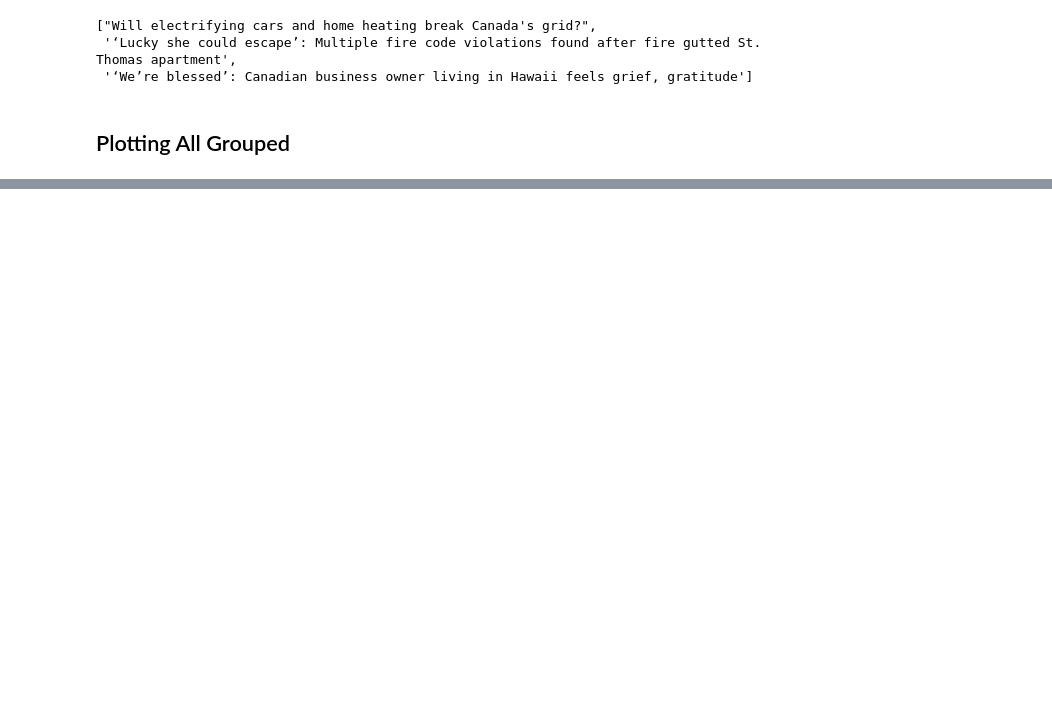
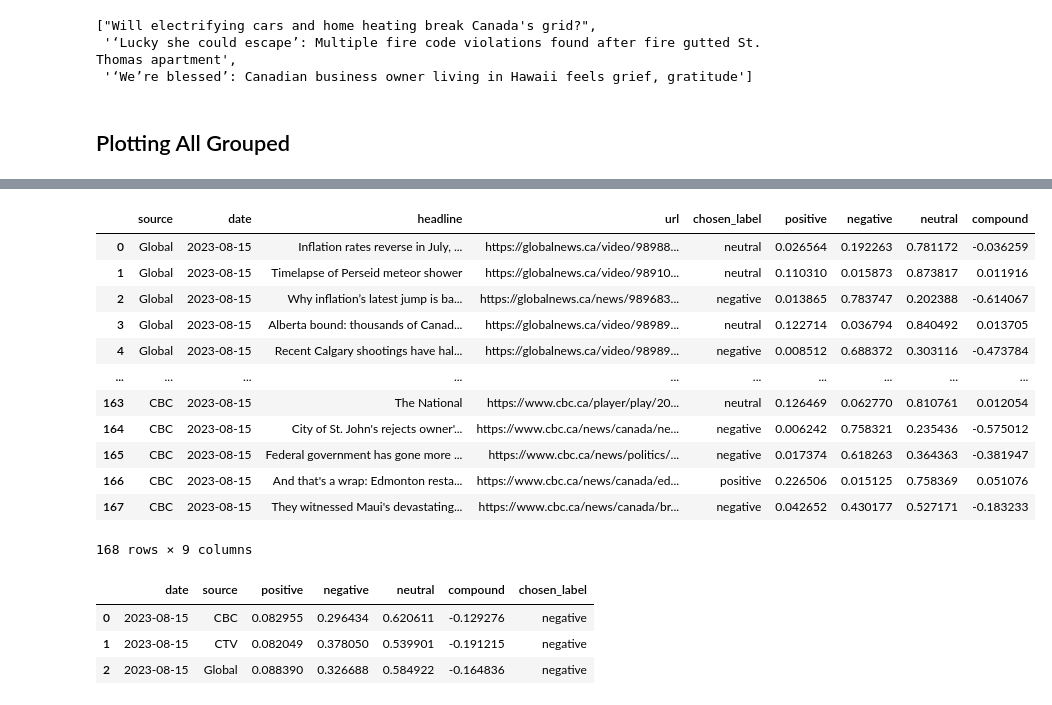
Before and after one commit to kmaurinjones/DailyNewsDriftCanada, a Jupyter notebook: notebooks/scraping.ipynb, the cells around one changed output, grey strips where cells are left out. Saved outputs shown, nothing was run; the diff lists cells and outputs as text; code cells hidden in the pictures; blank space fills up the shorter version.

Commit message:
data updated

```diff
--- a/notebooks/scraping.ipynb
+++ b/notebooks/scraping.ipynb
@@ -473,0 +597,11 @@ fig.show()
+# %%
+data_dir = "../data/"
+dfs = []
+for fpath in os.listdir(data_dir):
+    if '2023-08-15' in fpath:
+        if 'full' in fpath:
+            print(fpath)
+            dfs.append(pd.read_csv(data_dir + fpath))
+
+df = dfs[0].copy().drop(columns = 'chosen_label_val')
+df.head(5)
@@ -473,0 +616,62 @@ fig.show()
+# %%
+for row in tqdm(df.index, desc = "Headlines"):
+
+    headline = df.loc[row, 'headline']
+
+    ### new model SA -- returns dict like
+    response = sa_model(headline)
+
+    compound = (response['positive'] - response['negative']) * (1 - response['neutral'])
+
+    if compound >= 0.05:
+        df.loc[row, 'chosen_label'] = 'positive'
+    elif compound <= -0.05:
+        df.loc[row, 'chosen_label'] = 'negative'
+    else:
+        df.loc[row, 'chosen_label'] = 'neutral'
+
+    df.loc[row, 'compound'] = compound
+
+    for lab, score in response.items():
+        df.loc[row, lab] = score
+
+df
+# %% [output]
+|  | source | date | headline | url | chosen_label | positive | negative | neutral | compound |
+| 0 | Global | 2023-08-15 | Inflation rates reverse in July, ... | https://globalnews.ca/video/98988... | neutral | 0.026564 | 0.192263 | 0.781172 | -0.036259 |
+| 1 | Global | 2023-08-15 | Timelapse of Perseid meteor shower | https://globalnews.ca/video/98910... | neutral | 0.110310 | 0.015873 | 0.873817 | 0.011916 |
+| 2 | Global | 2023-08-15 | Why inflation’s latest jump is ba... | https://globalnews.ca/news/989683... | negative | 0.013865 | 0.783747 | 0.202388 | -0.614067 |
+| 3 | Global | 2023-08-15 | Alberta bound: thousands of Canad... | https://globalnews.ca/video/98989... | neutral | 0.122714 | 0.036794 | 0.840492 | 0.013705 |
+| 4 | Global | 2023-08-15 | Recent Calgary shootings have hal... | https://globalnews.ca/video/98989... | negative | 0.008512 | 0.688372 | 0.303116 | -0.473784 |
+| ... | ... | ... | ... | ... | ... | ... | ... | ... | ... |
+| 163 | CBC | 2023-08-15 | The National | https://www.cbc.ca/player/play/20... | neutral | 0.126469 | 0.062770 | 0.810761 | 0.012054 |
+| 164 | CBC | 2023-08-15 | City of St. John's rejects owner'... | https://www.cbc.ca/news/canada/ne... | negative | 0.006242 | 0.758321 | 0.235436 | -0.575012 |
+| 165 | CBC | 2023-08-15 | Federal government has gone more ... | https://www.cbc.ca/news/politics/... | negative | 0.017374 | 0.618263 | 0.364363 | -0.381947 |
+| 166 | CBC | 2023-08-15 | And that's a wrap: Edmonton resta... | https://www.cbc.ca/news/canada/ed... | positive | 0.226506 | 0.015125 | 0.758369 | 0.051076 |
+| 167 | CBC | 2023-08-15 | They witnessed Maui's devastating... | https://www.cbc.ca/news/canada/br... | negative | 0.042652 | 0.430177 | 0.527171 | -0.183233 |
+168 rows × 9 columns
+# %%
+### WRITING DAILY DF TO CSV
+df.to_csv(f"../data/2023-08-15_SA_full.csv", index = False)
+
+grouped_df = df.groupby(['date', 'source']).mean(numeric_only = True).reset_index()
+new_labs = []
+
+for row in grouped_df.index:
+    val = grouped_df.loc[row, 'compound']
+
+    if val >= 0.05:
+        new_labs.append('positive')
+    elif val <= -0.05:
+        new_labs.append('negative')
+    else:
+        new_labs.append('neutral')
+
+grouped_df['chosen_label'] = new_labs
+grouped_df.to_csv(f"../data/2023-08-15_SA_grouped.csv", index = False)
+grouped_df
+# %% [output]
+|  | date | source | positive | negative | neutral | compound | chosen_label |
+| 0 | 2023-08-15 | CBC | 0.082955 | 0.296434 | 0.620611 | -0.129276 | negative |
+| 1 | 2023-08-15 | CTV | 0.082049 | 0.378050 | 0.539901 | -0.191215 | negative |
+| 2 | 2023-08-15 | Global | 0.088390 | 0.326688 | 0.584922 | -0.164836 | negative |
```
Also changed, not shown: parts of 23 cells of this notebook, 5 other files.
